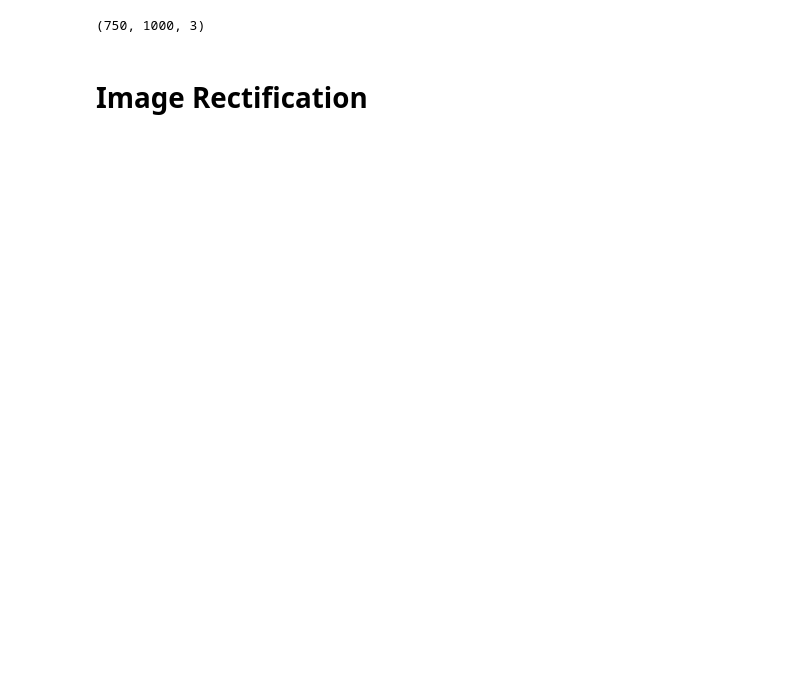
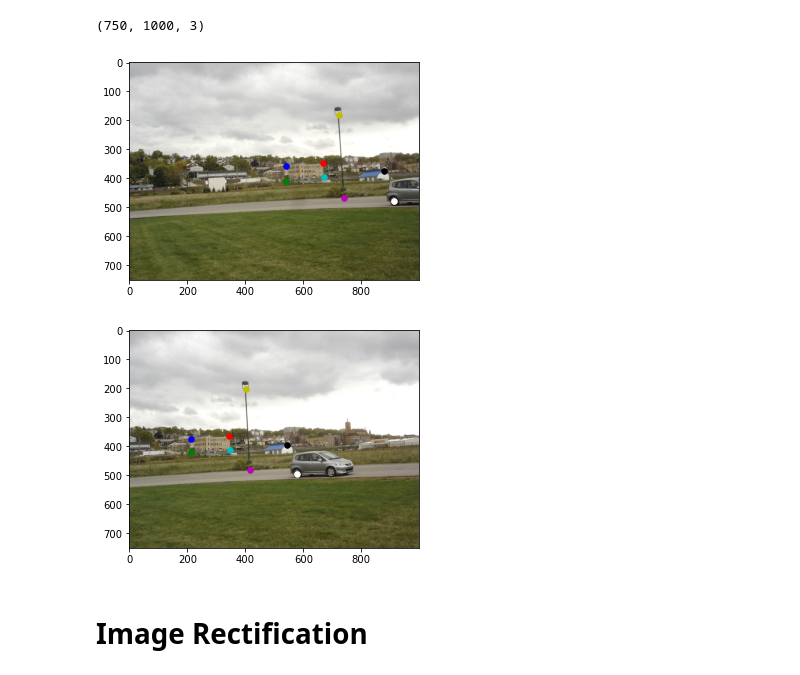
Before and after one commit to aprilsin/cs194-proj5, a Jupyter notebook: part1.ipynb, the cells around one changed output. Saved outputs shown, nothing was run; the diff lists cells and outputs as text; code cells hidden in the pictures; blank space fills up the shorter version.

```diff
--- a/part1.ipynb
+++ b/part1.ipynb
@@ -87,6 +87,12 @@ if RESIZE:
 im1.shape
 # %% [output]
 (750, 1000, 3)
+# %%
+_ = utils.plot_points(im1, im1_pts)
+_ = utils.plot_points(im2, im2_pts)
+# %% [output]
+[figure, added]
+[figure, added]
 # %% [markdown]
 # Image Rectification
 # %%
```
Also changed, not shown: parts of 28 cells of this notebook, 26 other files.
